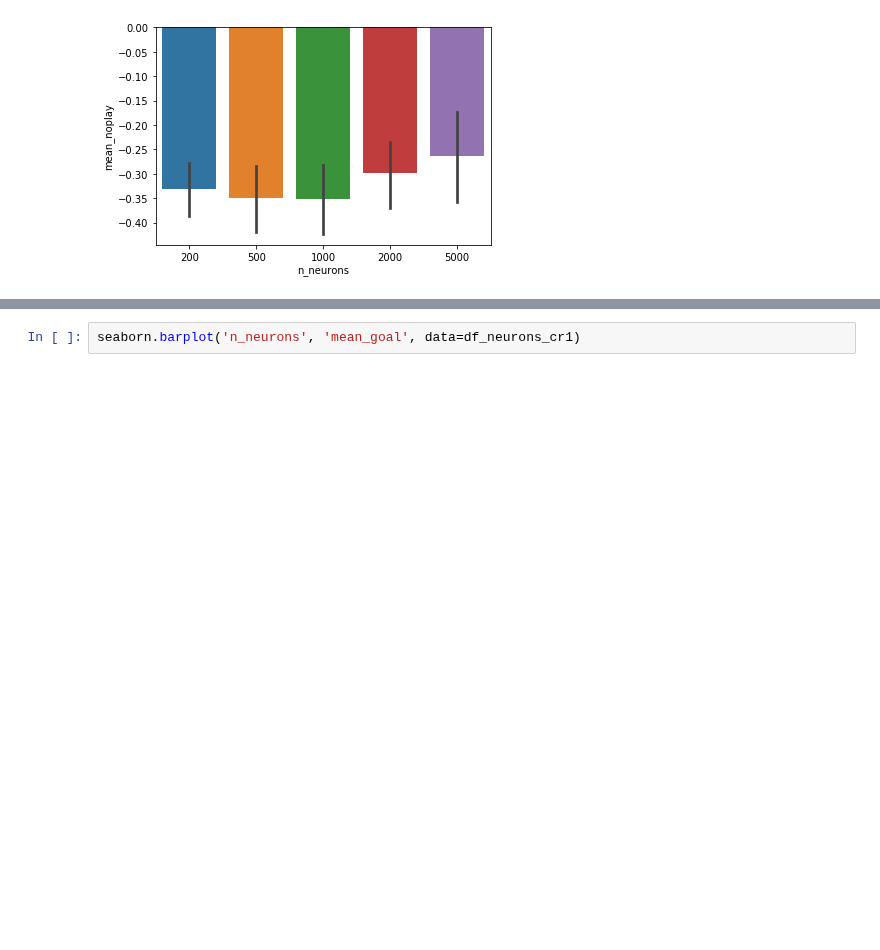
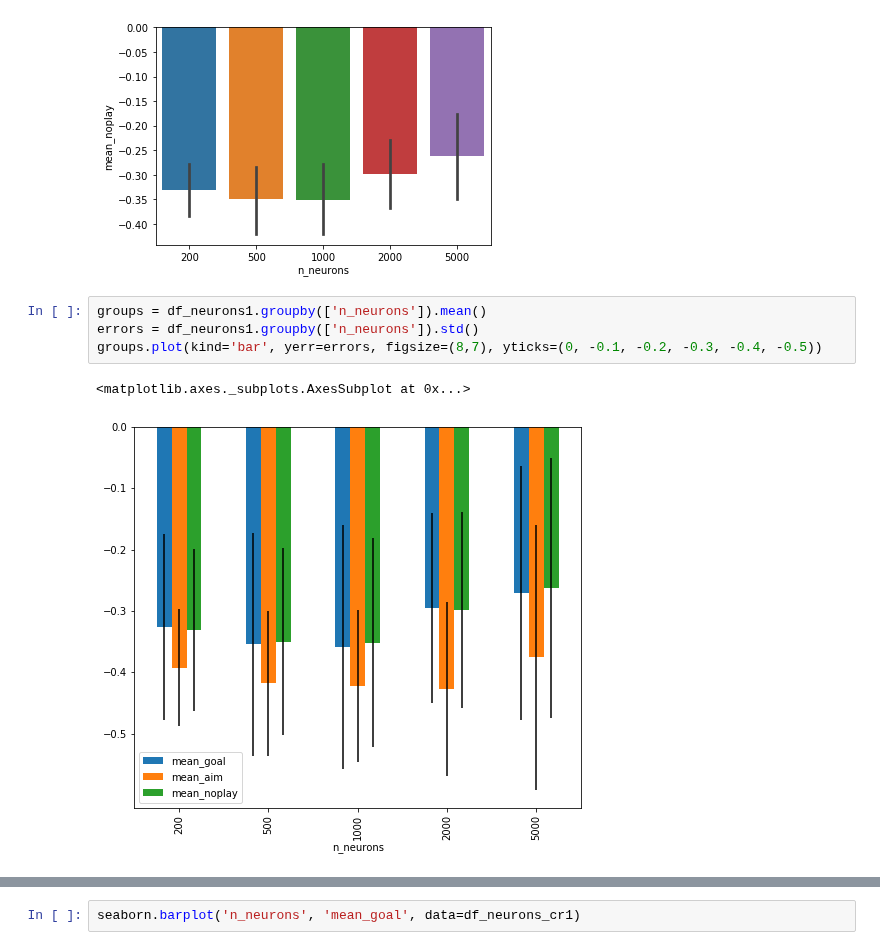
Before and after one commit to maddybartlett/NEN001, a Jupyter notebook: Plots.ipynb, the cells around one changed output, grey strips where cells are left out. Saved outputs shown, nothing was run; the diff lists cells and outputs as text; blank space fills up the shorter version.

```diff
--- a/Plots.ipynb
+++ b/Plots.ipynb
@@ -45,6 +45,13 @@ seaborn.barplot('n_neurons', 'mean_noplay', data=df_neurons1)
 # %% [output]
 <matplotlib.axes._subplots.AxesSubplot at 0x...>
 [figure]
+# %%
+groups = df_neurons1.groupby(['n_neurons']).mean()
+errors = df_neurons1.groupby(['n_neurons']).std()
+groups.plot(kind='bar', yerr=errors, figsize=(8,7), yticks=(0, -0.1, -0.2, -0.3, -0.4, -0.5))
+# %% [output]
+<matplotlib.axes._subplots.AxesSubplot at 0x...>
+[figure, added]
 # %%
 df_neurons_cr = pandas.DataFrame(pytry.read('vary_neurons_child-robot'))
 df_neurons_cr['mean_aim'] = df_neurons_cr[['mean_aim1', 'mean_aim2', 'mean_aim3', 'mean_aim4', 'mean_aim5', 'mean_aim6', 'mean_aim7',
```
Also changed, not shown: parts of 3 cells of this notebook.
